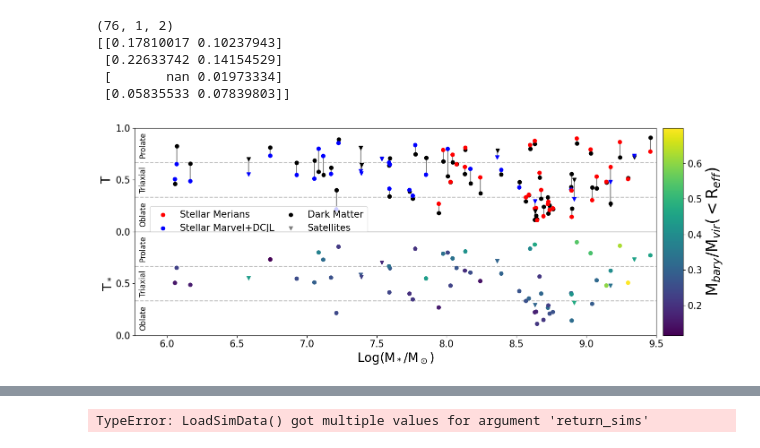
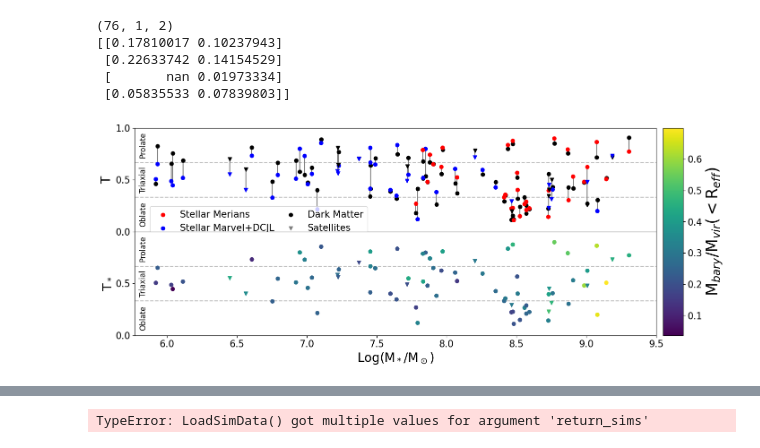
Before and after one commit to Bvogel4/MorphologyMeasurements, a Jupyter notebook: Code/IntrinsicShapes/StellarDMTracing.ipynb, the cells around one changed output, grey strips where cells are left out. Cells and saved outputs as stored; diff of their text form; code cells hidden in the pictures.

Commit message:
updated various property scripts, and added new class for consistent plots

```diff
--- a/Code/IntrinsicShapes/StellarDMTracing.ipynb
+++ b/Code/IntrinsicShapes/StellarDMTracing.ipynb
@@ -141,6 +141,6 @@ feedbacks = ['BWMDC', 'MerianCDM']
 
 import importlib
 importlib.reload(sdt)
-B_s,C_s,T_s,B_d,C_d,T_d,masses,mb,htype,reff,mvir,feedback_type,sims,hids,mergers = sdt.LoadSimData(feedbacks,return_sims=True)
+B_s,C_s,T_s,B_d,C_d,T_d,masses,mb,mb_reff,mb_10rvir,htype,reff,mvir,feedback_type,sims,hids,mergers,rvir = sdt.LoadSimData(feedbacks,return_sims=True)
 # %% [output]
 ['../PickleFiles/SimulationInfo.BWMDC.pickle', '../PickleFiles/SimulationInfo.MerianCDM.pickle']
@@ -178,29 +333,14 @@ print(mb)
 # %%
 
-#mask out disk galaxies
-#list of sims halos with disk galaxies
-disk_sims_pickle = 'disk_sims_results.pickle'
+folder = '/home/bk639/OverLeaf/ShapePaper/figures/'
+filename = 'QvS.png'
+feedback_type_mask = feedback_type == 'MerianCDM'
+labels = {'MerianCDM': 'Merians', 'BWMDC': 'Marvel + DCJL', 'B': 'S', 'C': 'Q'}
+colors = {'MerianCDM': 'r', 'BWMDC': 'b'}
+masks = {'MerianCDM': feedback_type_mask, 'BWMDC': ~feedback_type_mask}
 
-disk_sims = pickle.load(open(disk_sims_pickle,'rb'))
-#print(disk_sims)
-mask = np.zeros(len(sims),dtype=bool)
-#print(mask)
-#print(len(sims))
-#print(len(disk_sims))
-#print(sims)
-for sim in disk_sims:
-    for halo in disk_sims[sim]:
-        disk_sim = disk_sims[sim][halo]
-        #print(f'{sim} {halo} {disk_sim}')
-        if disk_sim:
-            mask[sims == sim] = True
-        if not disk_sim:
-            mask[sims == sim] = False
-
-#print(mask)
-import importlib
-importlib.reload(sdt)
-from StellarDMTracing import colors
-sdt.plot_data_with_disky(B_s, C_s, T_s, B_d, C_d, T_d, masses, mb, htype, reff, mvir, feedback_type, mask,
-                         mergers=None, show_lines=True, show_scatter=True)
+plotter = pc.GeneralPlotter(data, masks, labels, colors)
+plotter.plot_data_with_masks('B', 'C', show_lines=True, show_scatter=True, filename=folder + filename)
+plotter.calculate_shape_diff()
+plotter.plot_triaxiality_vs_mass()
 # %% [output]
@@ -311,9 +451,9 @@ importlib.reload(sdt)
 from StellarDMTracing import colors
 # %%
 plt.style.use('default')
-sdt.T_vs_Mstar(T_d,T_s,masses,mb,htype,feedback_type)
+sdt.T_vs_Mstar(T_d,T_s,masses,mb_reff,htype,feedback_type)
 # %% [output]
-[figure, old version]
+[figure, new version]
 # %%
 sdt.plot_data(B_s, C_s, T_s, B_d, C_d, T_d, masses, mb, htype, reff, mvir, feedback_type,mergers,show_lines=True)
 # %% [output]
```
Also changed, not shown: parts of 19 cells of this notebook, 12 other files.
